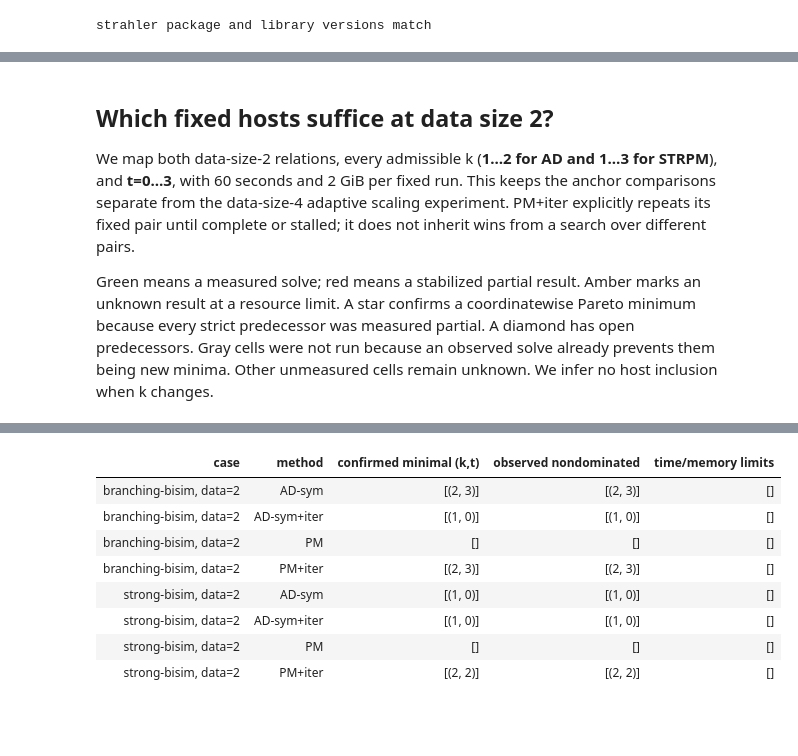
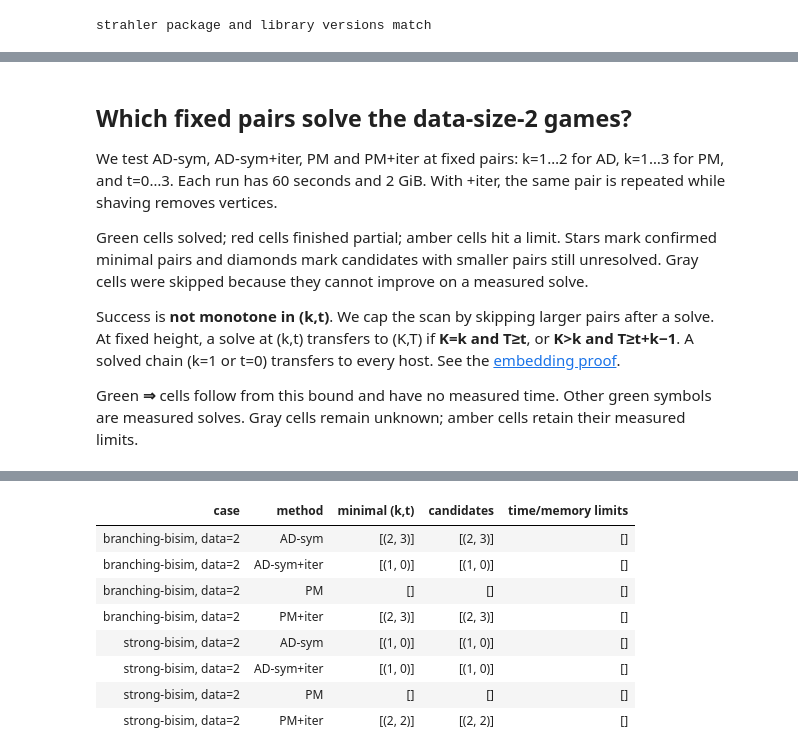
Before and after one commit to vfluegel/strahler-tree-experiments, a Jupyter notebook: jupyter-examples/09-adaptive-cabp-swp.ipynb, the cells around one changed output, grey strips where cells are left out. Cells and saved outputs as stored; diff of their text form; code cells hidden in the pictures; blank space fills up the shorter version.

```diff
--- a/jupyter-examples/09-adaptive-cabp-swp.ipynb
+++ b/jupyter-examples/09-adaptive-cabp-swp.ipynb
@@ -195,25 +122,29 @@ table(["order", "method", "solved", "limited", "beyond frontier", "SIMD calls",
 # %% [markdown]
-## Which fixed hosts suffice at data size 2?
+## Which fixed pairs solve the data-size-2 games?
 
-We map both data-size-2 relations, every admissible k (**1…2 for AD and 1…3
-for STRPM**), and **t=0…3**, with 60 seconds and 2 GiB per fixed run.
-This keeps the anchor comparisons separate from the data-size-4 adaptive
-scaling experiment. PM+iter explicitly repeats its fixed pair until complete
-or stalled; it does not inherit wins from a search over different pairs.
+We test AD-sym, AD-sym+iter, PM and PM+iter at fixed pairs: k=1…2 for AD,
+k=1…3 for PM, and t=0…3. Each run has 60 seconds and 2 GiB.
+With +iter, the same pair is repeated while shaving removes vertices.
 
-Green means a measured solve; red means a stabilized partial result. Amber
-marks an unknown result at a resource limit. A star confirms a coordinatewise
-Pareto minimum because every strict predecessor was measured partial. A
-diamond has open predecessors. Gray cells were not run because an observed
-solve already prevents them being new minima. Other unmeasured cells remain
-unknown. We infer no host inclusion when k changes.
+Green cells solved; red cells finished partial; amber cells hit a limit.
+Stars mark confirmed minimal pairs and diamonds mark candidates with smaller
+pairs still unresolved. Gray cells were skipped because they cannot improve
+on a measured solve.
+
+Success is **not monotone in (k,t)**. We cap the scan by skipping larger
+pairs after a solve. At fixed height, a solve at (k,t) transfers to (K,T) if
+**K=k and T≥t**, or **K>k and T≥t+k−1**. A solved chain (k=1 or t=0)
+transfers to every host. See the [embedding proof](../docs/host-monotonicity.md).
+
+Green **⇒** cells follow from this bound and have no measured time. Other green symbols are measured solves. Gray cells remain unknown; amber cells
+retain their measured limits.
 # %%
 maps, minima = fixed_maps(info, recording)
 display(HTML(maps))
-table(["case", "method", "confirmed minimal (k,t)", "observed nondominated", "time/memory limits"], minima)
+table(["case", "method", "minimal (k,t)", "candidates", "time/memory limits"], minima)
 # %% [output]
 [interactive output not drawn]
-| case | method | confirmed minimal (k,t) | observed nondominated | time/memory limits |
+| case | method | minimal (k,t) | candidates | time/memory limits |
 | branching-bisim, data=2 | AD-sym | [(2, 3)] | [(2, 3)] | [] |
 | branching-bisim, data=2 | AD-sym+iter | [(1, 0)] | [(1, 0)] | [] |
 | branching-bisim, data=2 | PM | [] | [] | [] |
```
Also changed, not shown: parts of 12 cells of this notebook, 10 other files.
